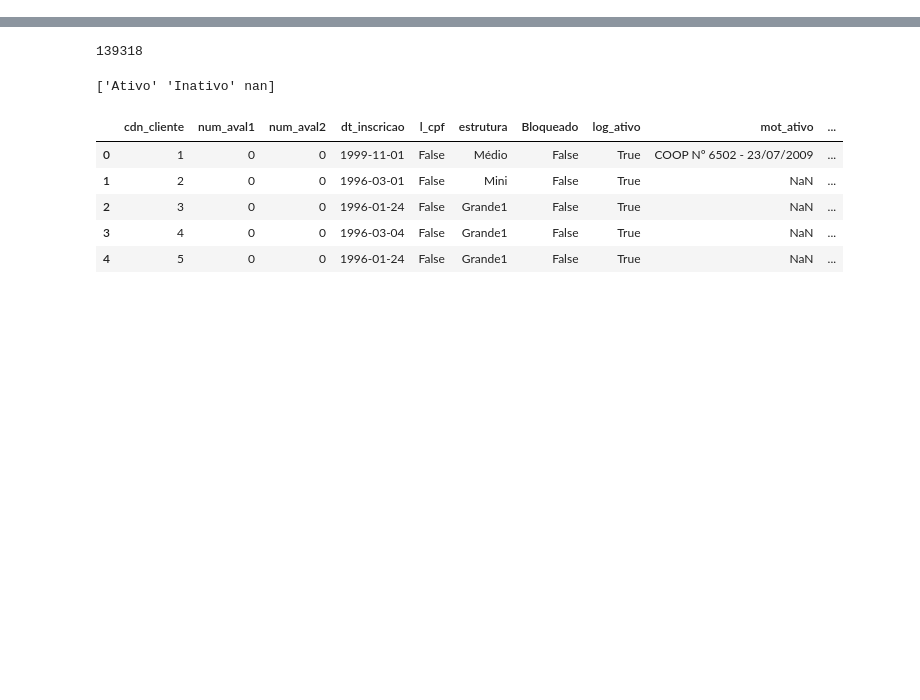
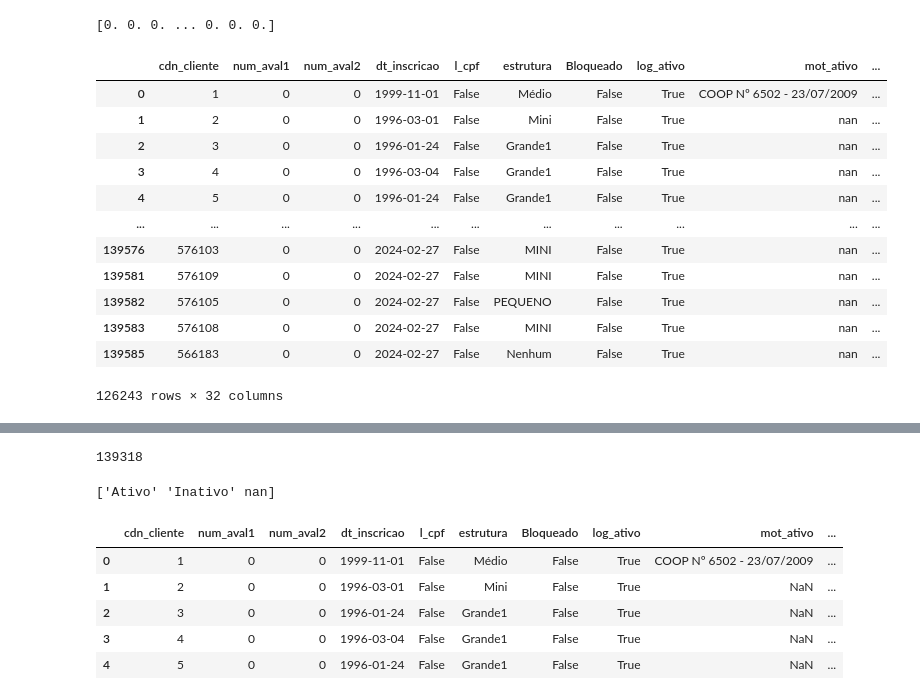
Before and after one commit to SerginhoTanaka/estagio-supervisionado, a Jupyter notebook: teste.ipynb, the cells around one changed output, grey strips where cells are left out. Drawn from its saved outputs; the diff is of its cells as text; code cells hidden in the pictures; blank space fills up the shorter version.

```diff
--- a/teste.ipynb
+++ b/teste.ipynb
@@ -4,2 +5,30 @@ import numpy as np
 # %%
-data = pd.read_csv('novo_arquivo.csv')
+df = pd.read_csv('novo_arquivo.csv')
+# %%
+import pandas as pd
+from scipy.signal import butter, filtfilt
+
+def butter_lowpass(cutoff, fs, order=5):
+    nyquist = 0.5 * fs
+    normal_cutoff = cutoff / nyquist
+    b, a = butter(order, normal_cutoff, btype='low', analog=False)
+    return b, a
+
+def butter_lowpass_filter(data, cutoff, fs, order=5):
+    b, a = butter_lowpass(cutoff, fs, order=order)
+    y = filtfilt(b, a, data)
+    return y
+
+# Defina a frequência de corte e a ordem do filtro
+cutoff_freq = 1000  # Frequência de corte em Hz
+order = 6           # Ordem do filtro
+
+# Simule um DataFrame de exemplo
+numeric_columns = df.select_dtypes(include=[np.number]).columns
+
+
+# Aplicar o filtro passa-baixa em todas as colunas do DataFrame
+for column in numeric_columns:
+    df[column] = butter_lowpass_filter(df[column], cutoff_freq/(2*fs), fs=1000, order=order) # Normalizando a frequência de corte
+
+print(df)
@@ -5,0 +72,4 @@ data = pd.read_csv('novo_arquivo.csv')
+# %%
+df['num_aval1']
+# %% [output]
+[0. 0. 0. ... 0. 0. 0.]
@@ -5,0 +102,16 @@ data = pd.read_csv('novo_arquivo.csv')
+# %%
+df.dropna()
+# %% [output]
+|  | cdn_cliente | num_aval1 | num_aval2 | dt_inscricao | l_cpf | estrutura | Bloqueado | log_ativo | mot_ativo | ... |
+| 0 | 1 | 0 | 0 | 1999-11-01 | False | Médio | False | True | COOP Nº 6502 - 23/07/2009 | ... |
+| 1 | 2 | 0 | 0 | 1996-03-01 | False | Mini | False | True | nan | ... |
+| 2 | 3 | 0 | 0 | 1996-01-24 | False | Grande1 | False | True | nan | ... |
+| 3 | 4 | 0 | 0 | 1996-03-04 | False | Grande1 | False | True | nan | ... |
+| 4 | 5 | 0 | 0 | 1996-01-24 | False | Grande1 | False | True | nan | ... |
+| ... | ... | ... | ... | ... | ... | ... | ... | ... | ... | ... |
+| 139576 | 576103 | 0 | 0 | 2024-02-27 | False | MINI | False | True | nan | ... |
+| 139581 | 576109 | 0 | 0 | 2024-02-27 | False | MINI | False | True | nan | ... |
+| 139582 | 576105 | 0 | 0 | 2024-02-27 | False | PEQUENO | False | True | nan | ... |
+| 139583 | 576108 | 0 | 0 | 2024-02-27 | False | MINI | False | True | nan | ... |
+| 139585 | 566183 | 0 | 0 | 2024-02-27 | False | Nenhum | False | True | nan | ... |
+126243 rows × 32 columns
```
Also changed, not shown: parts of 9 cells of this notebook, 1 other file.
